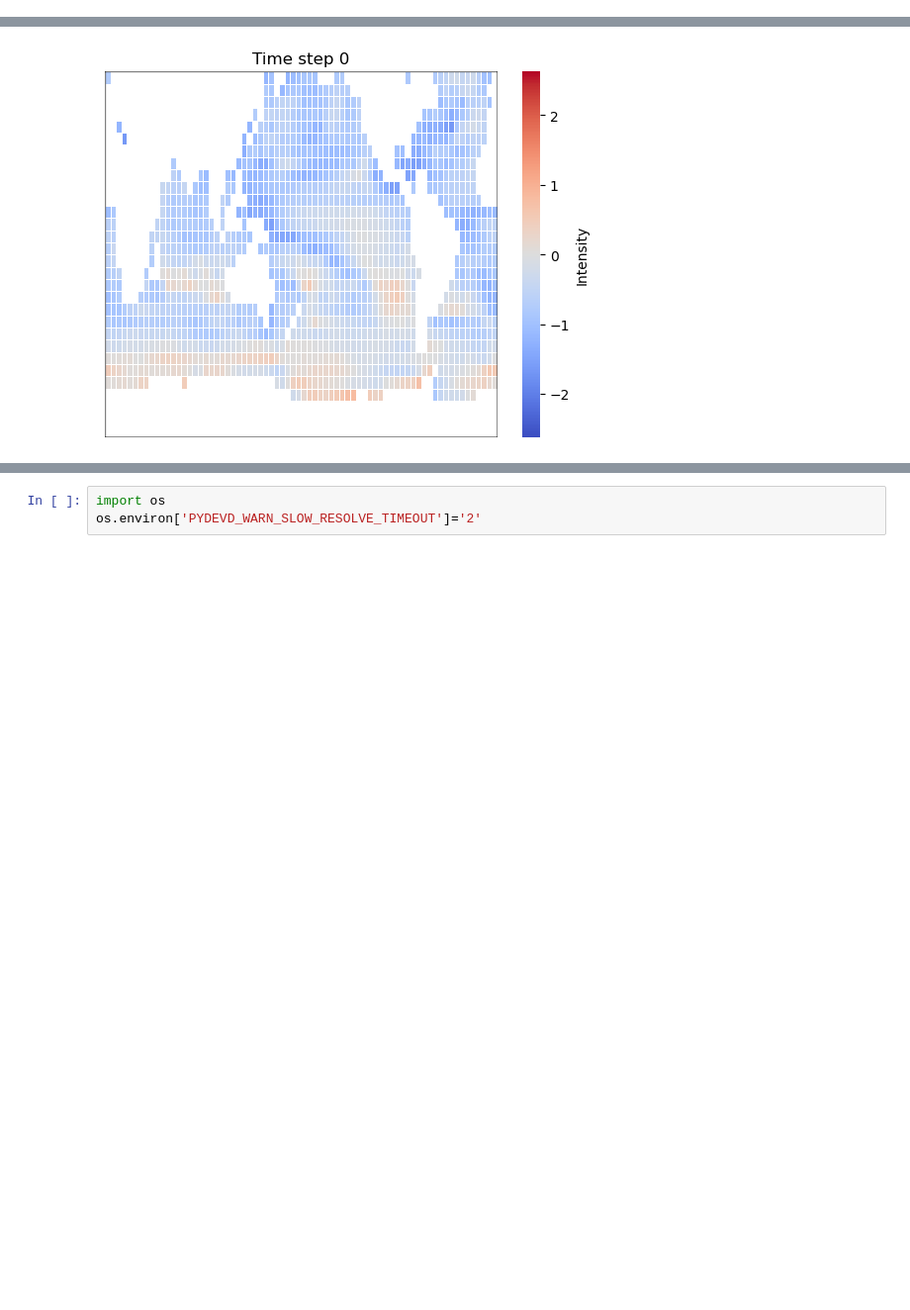
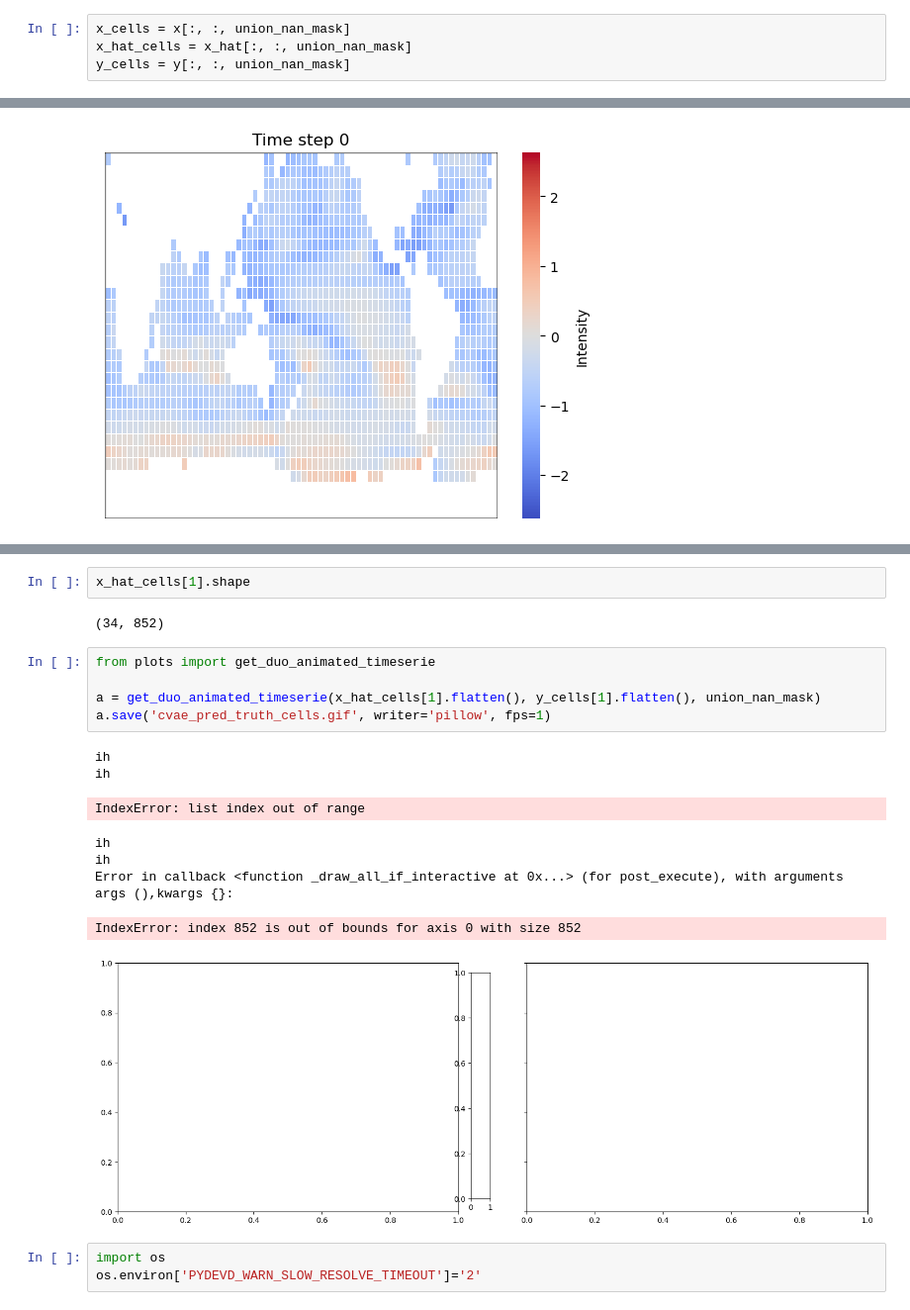
Before and after one commit to Victor2175/gm4cs-m, a Jupyter notebook: cvae.ipynb, the cells around one changed output, grey strips where cells are left out. Shown at 99% size. Cells and saved outputs as stored; diff of their text form; blank space fills up the shorter version.

```diff
--- a/cvae.ipynb
+++ b/cvae.ipynb
@@ -124,4 +126,8 @@ torch.Size([16, 34, 30, 72])
 torch.Size([16, 34, 30, 72])
 # %%
 x, x_hat, y = x.numpy(), x_hat.numpy(), y.numpy()
+# %%
+x_cells = x[:, :, union_nan_mask]
+x_hat_cells = x_hat[:, :, union_nan_mask]
+y_cells = y[:, :, union_nan_mask]
 # %%
@@ -170,3 +180,21 @@ a.save('compare_pred_and_truth2.gif', writer='pillow', fps=1)
+# %%
+x_hat_cells[1].shape
+# %% [output]
+(34, 852)
+# %%
+from plots import get_duo_animated_timeserie
+
+a = get_duo_animated_timeserie(x_hat_cells[1].flatten(), y_cells[1].flatten(), union_nan_mask)
+a.save('cvae_pred_truth_cells.gif', writer='pillow', fps=1)
+# %% [output]
+ih
+ih
+IndexError: list index out of range
+ih
+ih
+Error in callback <function _draw_all_if_interactive at 0x...> (for post_execute), with arguments args (),kwargs {}:
+IndexError: index 852 is out of bounds for axis 0 with size 852
+[figure, added]
 # %%
 import os
 os.environ['PYDEVD_WARN_SLOW_RESOLVE_TIMEOUT']='2'
```
Also changed, not shown: parts of 6 cells of this notebook, 3 other files.
